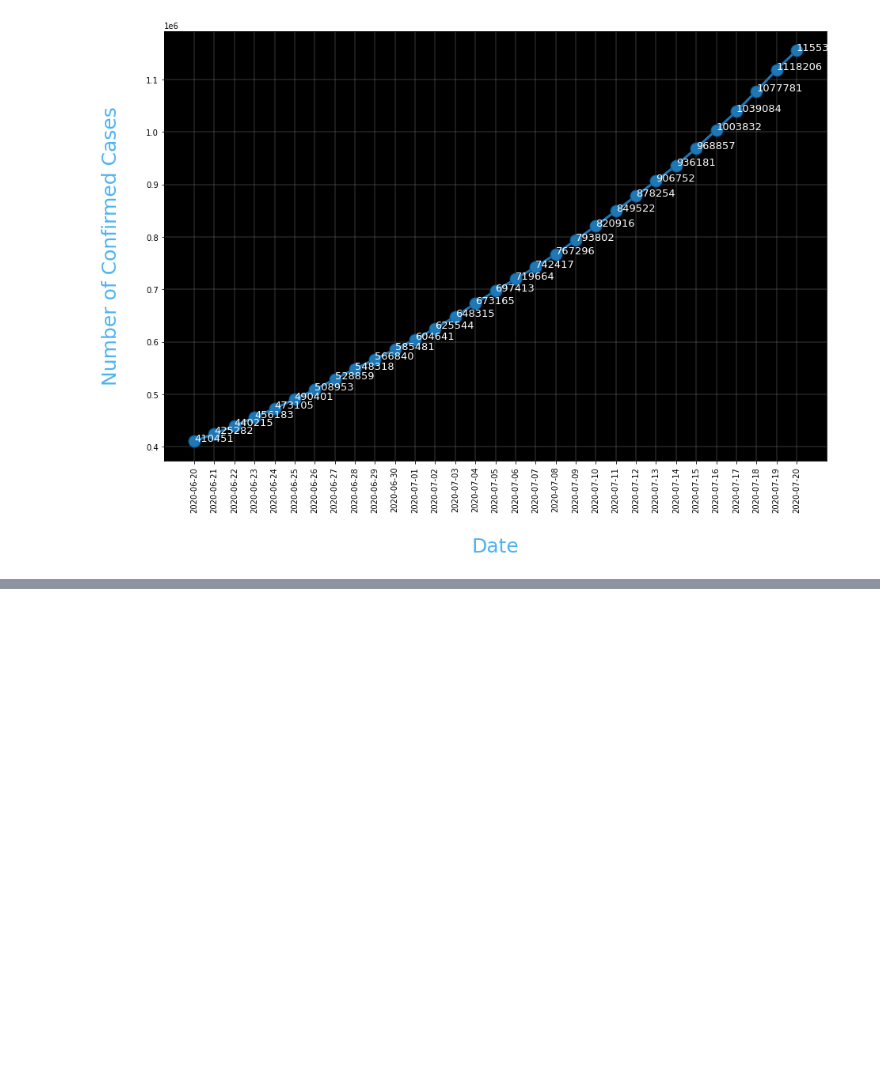
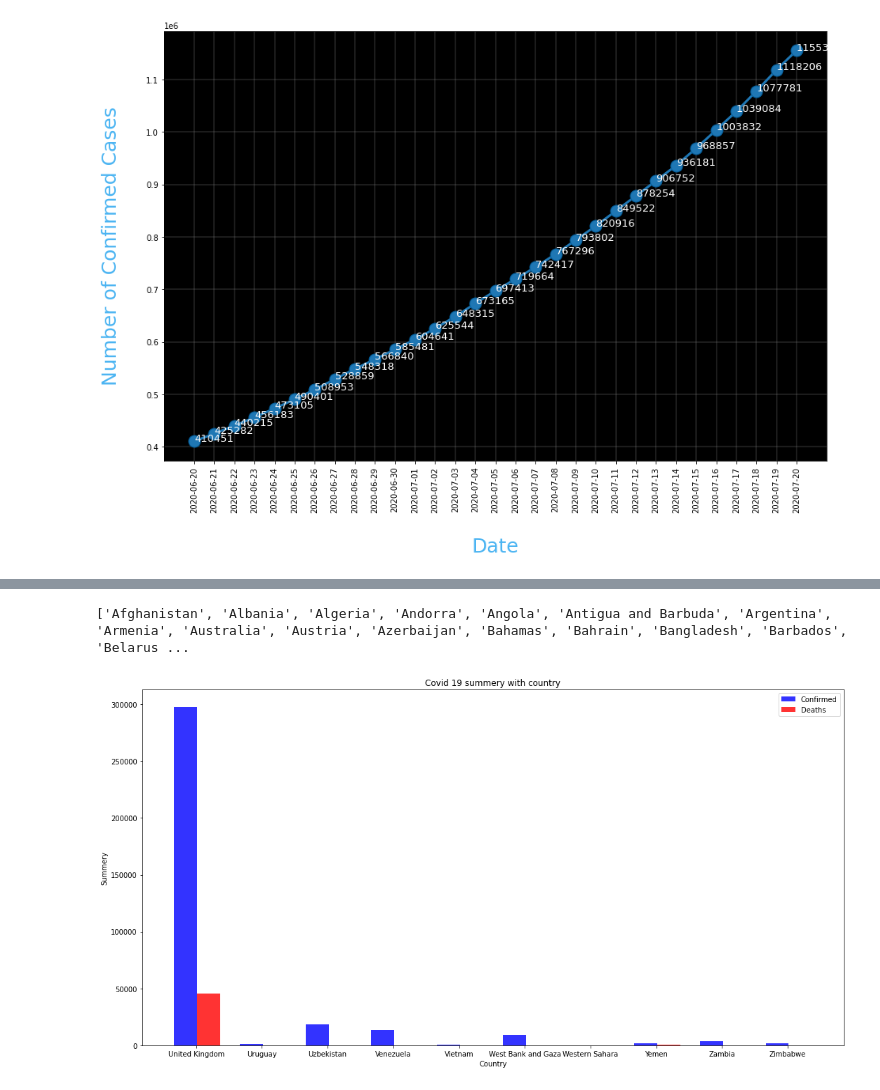
Before and after one commit to rukmals/ColabProject, a Jupyter notebook: Coivid19Analysis.ipynb, the cells around one changed output, grey strips where cells are left out. Cells and saved outputs as stored; diff of their text form; code cells hidden in the pictures; blank space fills up the shorter version.

```diff
--- a/Coivid19Analysis.ipynb
+++ b/Coivid19Analysis.ipynb
@@ -235,0 +321,6 @@ ax.plot(X,Y,
+# %%
+country = mylist[len(mylist)-10:len(mylist)]
+# %%
+for i in range(len(country)):
+  day22 = data[data['countriesAndTerritories'] ==country[i]].iloc[0]
+  print(country[i]+'  '+str(day22["cases"]))
@@ -235,0 +338,5 @@ ax.plot(X,Y,
+# %%
+import pandas as pd
+
+URL_DATASET = r'https://raw.githubusercontent.com/datasets/covid-19/master/data/countries-aggregated.csv'
+data = pd.read_csv(URL_DATASET)
@@ -235,0 +352,51 @@ ax.plot(X,Y,
+# %%
+mylist = data['Country'].tolist()
+
+mylist = list(dict.fromkeys(mylist))
+print(mylist)
+# %% [output]
+['Afghanistan', 'Albania', 'Algeria', 'Andorra', 'Angola', 'Antigua and Barbuda', 'Argentina', 'Armenia', 'Australia', 'Austria', 'Azerbaijan', 'Bahamas', 'Bahrain', 'Bangladesh', 'Barbados', 'Belarus ...
+# %%
+import numpy as np
+import matplotlib.pyplot as plt
+
+
+#for i in range(4):
+list1 = mylist[len(mylist)-10:len(mylist)]
+# data to plot
+n_groups = len(list1)
+means_frank = []
+means_guido = []
+
+
+for i in range(n_groups):
+  country = data[data['Country']==list1[i]]
+  last = country.shape[0]-1
+  means_frank.append(country.iloc[last]['Confirmed'])
+  means_guido.append(country.iloc[last]['Deaths'])
+# create plot
+fig, ax = plt.subplots(figsize=(15,8))
+index = np.arange(n_groups)
+bar_width = 0.35
+opacity = 0.8
+
+rects1 = plt.bar(index, means_frank, bar_width,
+alpha=opacity,
+color='b',
+label='Confirmed')
+
+rects2 = plt.bar(index + bar_width, means_guido, bar_width,
+alpha=opacity,
+color='r',
+label='Deaths')
+
+plt.xlabel('Country')
+plt.ylabel('Summery')
+plt.title('Covid 19 summery with country')
+plt.xticks(index + bar_width-0.19, list1)
+plt.legend()
+
+plt.tight_layout()
+plt.show()
+# %% [output]
+[figure, added]
```
Also changed, not shown: parts of 13 cells of this notebook.
